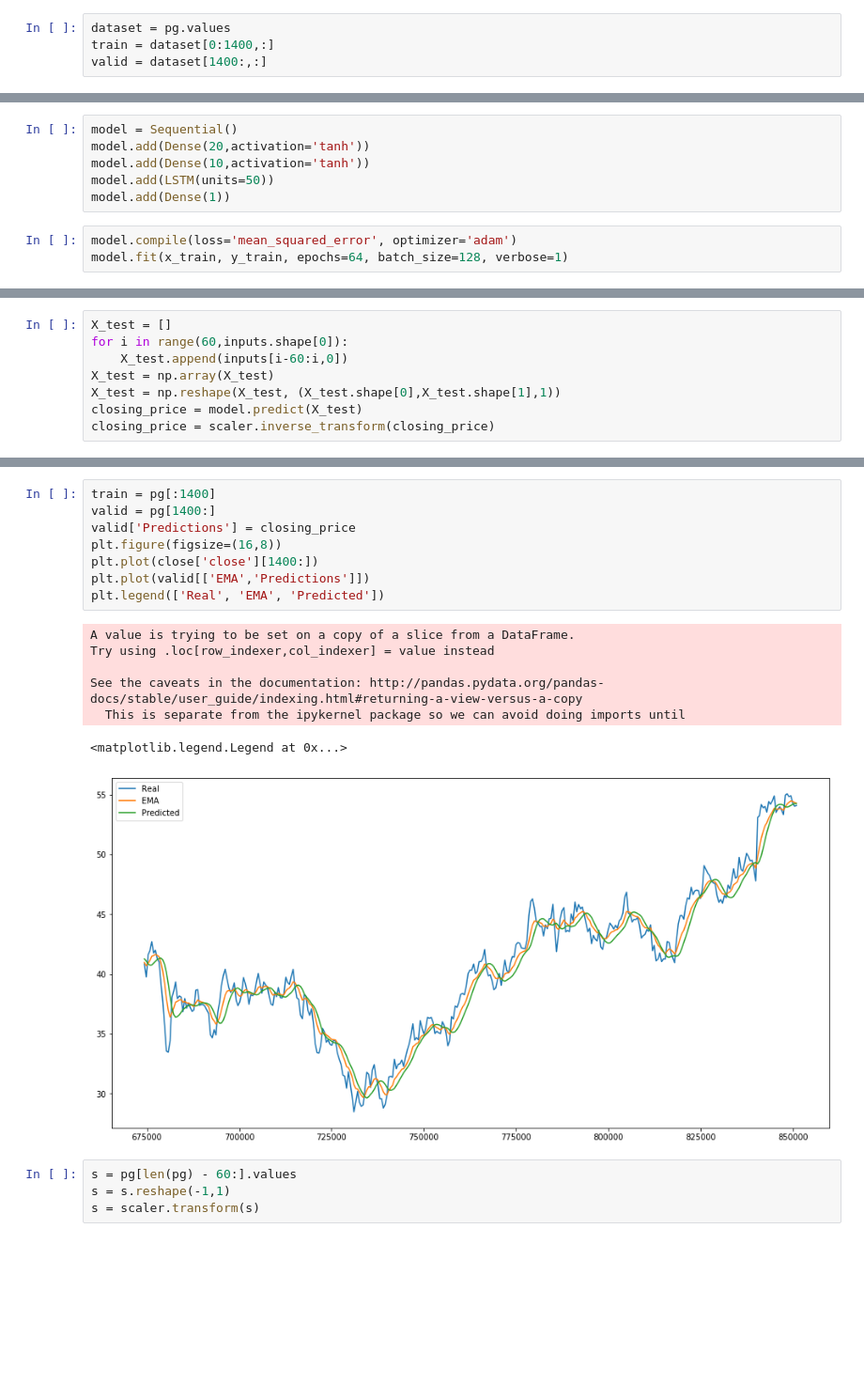
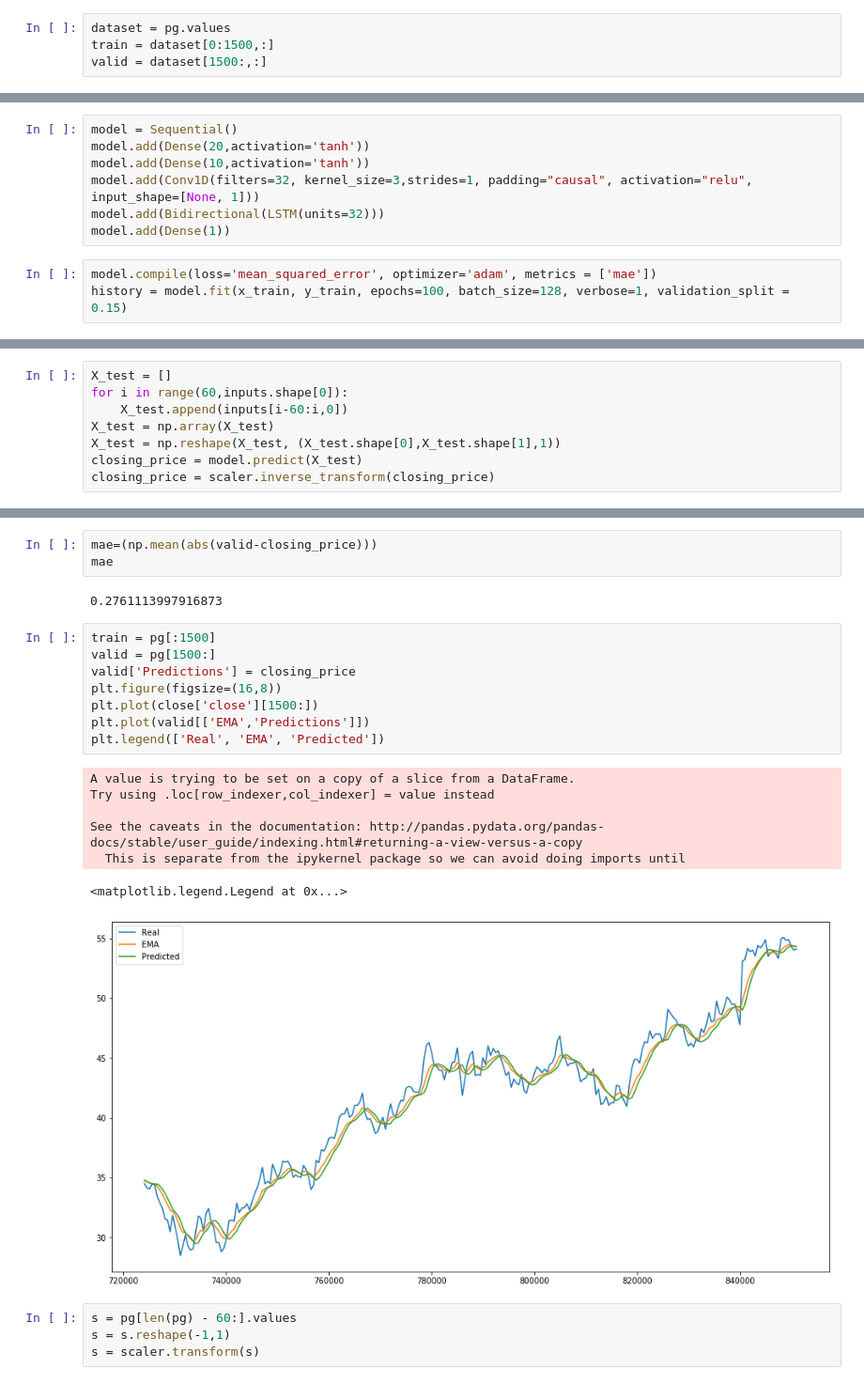
Before and after one commit to phinum/LSTM-implementation, a Jupyter notebook: LSTM with EMA.ipynb, the cells around one changed output, grey strips where cells are left out. Shown: that part at 94% size. Cells and saved outputs as stored; diff of their text form; blank space fills up the shorter version.

```diff
--- a/LSTM with EMA.ipynb
+++ b/LSTM with EMA.ipynb
@@ -62,8 +62,8 @@ pg.drop('date', axis = 1,  inplace=True)
 pg.drop('close', axis = 1,  inplace=True)
 # %%
 dataset = pg.values
-train = dataset[0:1400,:]
-valid = dataset[1400:,:]
+train = dataset[0:1500,:]
+valid = dataset[1500:,:]
 # %%
 scaler = MinMaxScaler(feature_range=(0, 1))
 scaled_data = scaler.fit_transform(dataset)
@@ -78,9 +78,10 @@ x_train = np.reshape(x_train, (x_train.shape[0],x_train.shape[1],1))
 model = Sequential()
 model.add(Dense(20,activation='tanh'))
 model.add(Dense(10,activation='tanh'))
-model.add(LSTM(units=50))
+model.add(Conv1D(filters=32, kernel_size=3,strides=1, padding="causal", activation="relu", input_shape=[None, 1]))
+model.add(Bidirectional(LSTM(units=32)))
 model.add(Dense(1))
 # %%
-model.compile(loss='mean_squared_error', optimizer='adam')
-model.fit(x_train, y_train, epochs=64, batch_size=128, verbose=1)
+model.compile(loss='mean_squared_error', optimizer='adam', metrics = ['mae'])
+history = model.fit(x_train, y_train, epochs=100, batch_size=128, verbose=1, validation_split = 0.15)
 # %% [output]
@@ -124,19 +142,24 @@ rms
+# %%
+mae=(np.mean(abs(valid-closing_price)))
+mae
+# %% [output]
+0.2761113997916873
 # %%
-train = pg[:1400]
-valid = pg[1400:]
+train = pg[:1500]
+valid = pg[1500:]
 valid['Predictions'] = closing_price
 plt.figure(figsize=(16,8))
-plt.plot(close['close'][1400:])
+plt.plot(close['close'][1500:])
 plt.plot(valid[['EMA','Predictions']])
 plt.legend(['Real', 'EMA', 'Predicted'])
 # %% [output]
 A value is trying to be set on a copy of a slice from a DataFrame.
 Try using .loc[row_indexer,col_indexer] = value instead
 
 See the caveats in the documentation: http://pandas.pydata.org/pandas-docs/stable/user_guide/indexing.html#returning-a-view-versus-a-copy
   This is separate from the ipykernel package so we can avoid doing imports until
 <matplotlib.legend.Legend at 0x...>
-[figure, old version]
+[figure, new version]
 # %%
 s = pg[len(pg) - 60:].values
 s = s.reshape(-1,1)
```
Also changed, not shown: parts of 11 cells of this notebook, 1 other file.
